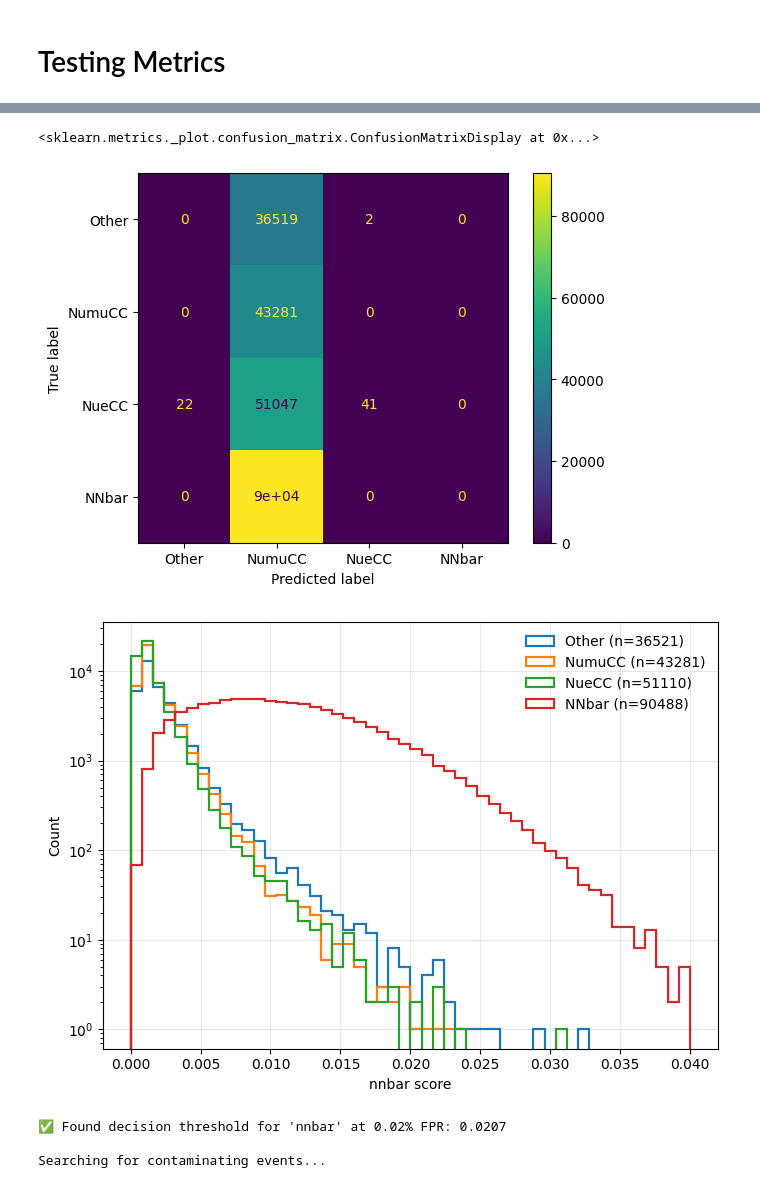
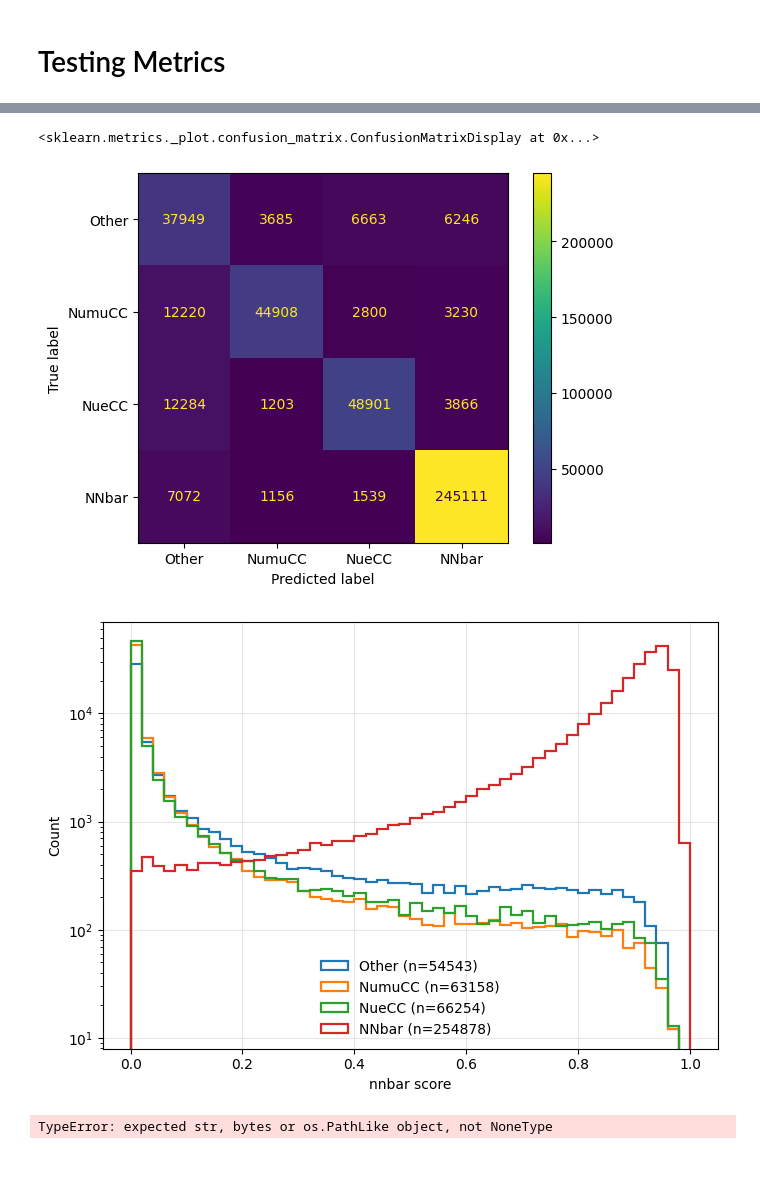
Before and after one commit to linyan-w/dune-nnbar-transformercvn, a Jupyter notebook: Evaluate.ipynb, the cells around one changed output, grey strips where cells are left out. Drawn from its saved outputs; the diff is of its cells as text; code cells hidden in the pictures.

```diff
--- a/Evaluate.ipynb
+++ b/Evaluate.ipynb
@@ -158,10 +158,10 @@ NETWORK = NeutrinoFullDenseTrainer
 #NETWORK = NeutrinoFullDenseTrainer
 #NETWORK = NeutrinoFullSDXLTrainer
 # %%
-TESTING_FILE = "/exp/dune/data/users/linyan/nnbar/h5/testing/ha_br_atm_training_50k_50k.h5"
-BASE_DIRECTORY = "./test/version_0/"
+#TESTING_FILE = "/exp/dune/data/users/linyan/nnbar/h5/testing/ha_br_atm_training_50k_50k.h5"
+BASE_DIRECTORY = "./test/version_3/"
 #CHECKPOINT_PATH = "./tutorial_dense/version_0/checkpoints/last.ckpt"
-CHECKPOINT_PATH = "./test/version_0/checkpoints/last.ckpt"
+CHECKPOINT_PATH = "./test/version_3/checkpoints/last.ckpt"
 # %%
 options = Options.load(f"{BASE_DIRECTORY}/options.json")
 if TESTING_FILE:
@@ -452,7 +452,7 @@ for i in range(4):
     fpr,tpr,thr = roc_curve(event_targets, event_probabilities[:,i], pos_label=i, drop_intermediate=False)
     plt.plot(fpr,tpr, label = "%s, AUC = %.4f" % (event_classes[i],event_aucs[i]))
 
-    target_fpr = 0.0002  # This is 0.02%
+    target_fpr = 0.00054  # This is 0.02% with 36.8% precut eff
     plt.axvline(x=target_fpr, color='r', linestyle='--', linewidth=1)
     idx = np.searchsorted(fpr, target_fpr)
     tpr_at_target_fpr = tpr[idx]
@@ -515,7 +515,7 @@ for i in range(n_classes):
     plt.figure(figsize=(5.5, 5.2))
     plt.plot(fpr, tpr, label=f"{event_classes[i]} vs {event_classes[j]} (pos={event_classes[j]}), AUC={auc:.4f}")
 
-    target_fpr = 0.0002  # 0.02%
+    target_fpr = 0.00054  # 0.02%
     plt.axvline(x=target_fpr, color='r', linestyle='--', linewidth=1)
     idx = np.searchsorted(fpr, target_fpr, side='left')
     idx = np.clip(idx, 0, len(fpr) - 1)
@@ -554,52 +554,51 @@ disp = ConfusionMatrixDisplay(confusion_matrix=err_mat, display_labels=event_cla
 disp.plot()
 # %% [output]
 <sklearn.metrics._plot.confusion_matrix.ConfusionMatrixDisplay at 0x...>
-[figure, old version]
+[figure, new version]
 # %%
-nnbar_scores = event_probabilities_np[:, nnbar_class_index]
+
+# Create binary true labels for the nnbar class (1 if nnbar, 0 otherwise)
+nnbar_class_index = 3 # The index for "nnbar" in the list above
+event_targets_np = event_targets.numpy()
+event_probabilities_np = event_probabilities.numpy()
 
 # Consistent bins for all plots
-bins = np.linspace(0.0, 0.04, 51)  # 50 bins in [0,1]
+bins = np.linspace(0.0, 1.0, 51)  # 50 bins in [0,1]
 nnbar_scores = event_probabilities_np[:, nnbar_class_index]
 plt.figure(figsize=(7,5))
 
 event_targets_np = np.asarray(event_targets_np)  # ensure ndarray
 for class_idx, class_name in enumerate(event_classes):
     mask = (event_targets_np == class_idx)
     scores_c = nnbar_scores[mask]
     if scores_c.size == 0:
         continue
     plt.hist(
         scores_c,
         bins=bins,
         histtype="step",    # outline only (no fill)
         linewidth=1.6,
         label=f"{class_name} (n={scores_c.size})"
     )
 
 plt.yscale("log")
 plt.xlabel("nnbar score")
 plt.ylabel("Count")
 plt.grid(alpha=0.3)
 plt.legend(frameon=False)
 plt.tight_layout()
 plt.show()
 # %% [output]
-[figure, old version]
+[figure, new version]
 # %%
 from contextlib import redirect_stdout
-
-# Create binary true labels for the nnbar class (1 if nnbar, 0 otherwise)
-nnbar_class_index = 3 # The index for "nnbar" in the list above
-event_targets_np = event_targets.numpy()
-event_probabilities_np = event_probabilities.numpy()
 
 with h5py.File(TESTING_FILE, "r") as f:
     extra_data = f['extra'][:]  # <-- ADDED: Load the 'extra' dataset
     trueE_data = f['truesE'][:]  # <-- ADDED: Load the 'truesE' dataset
 
 # --- 2. Find the probability threshold for nnbar at 0.02% FPR ---
-target_fpr = 0.0002 # This is 0.02%
+target_fpr = 0.00054 # This is 0.02%
 
 # Create binary true labels using the NumPy array
 y_true_nnbar = (event_targets_np == nnbar_class_index).astype(int)
@@ -678,6 +677,4 @@ with open("surviving.txt", "w") as f, redirect_stdout(f):
     else:
         print("✅ No surviving events found at this threshold.")
 # %% [output]
-✅ Found decision threshold for 'nnbar' at 0.02% FPR: 0.0207
-
-Searching for contaminating events...
+TypeError: expected str, bytes or os.PathLike object, not NoneType
```
Also changed, not shown: parts of 14 cells of this notebook.
